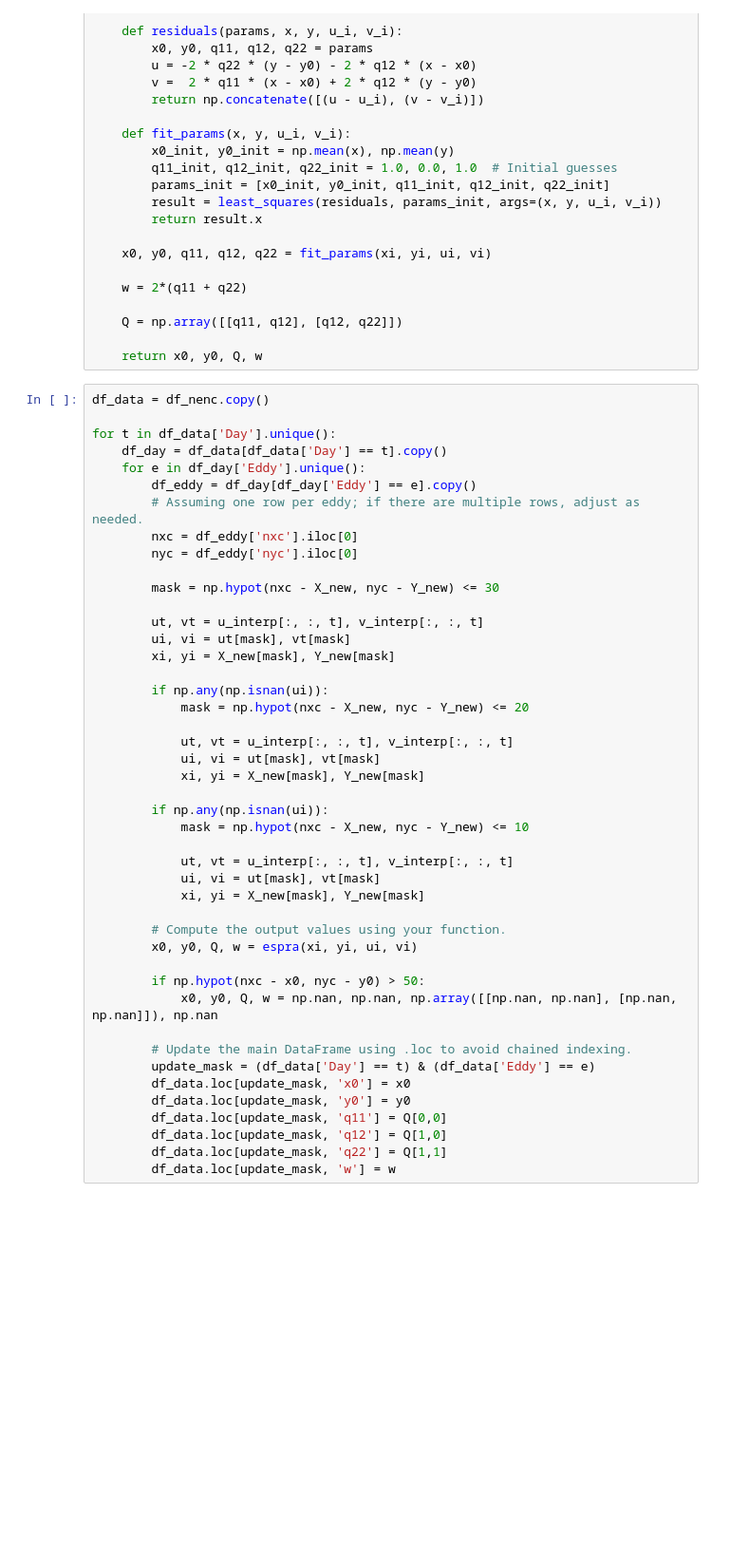
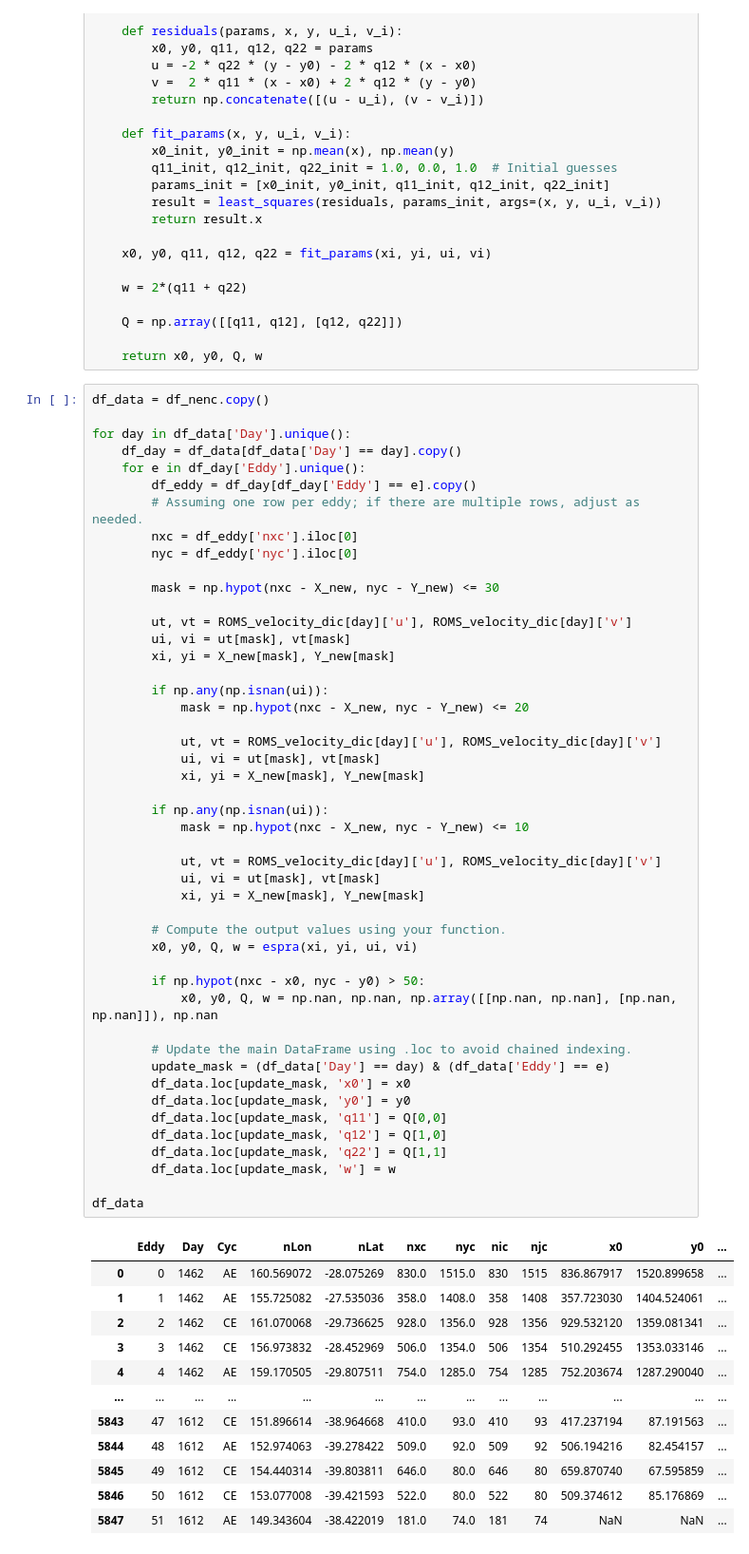
Before and after one commit to regdowse/UNSW-MRes, a Jupyter notebook: MRes/Chapter2/Eddy_Detection_Tracking.ipynb, the cells around one changed output. Shown at 95% size. Cells and saved outputs as stored; diff of their text form; blank space fills up the shorter version.

```diff
--- a/MRes/Chapter2/Eddy_Detection_Tracking.ipynb
+++ b/MRes/Chapter2/Eddy_Detection_Tracking.ipynb
@@ -330,8 +362,8 @@ def espra(xi, yi, ui, vi):
 # %%
 df_data = df_nenc.copy()
 
-for t in df_data['Day'].unique():
-    df_day = df_data[df_data['Day'] == t].copy()
+for day in df_data['Day'].unique():
+    df_day = df_data[df_data['Day'] == day].copy()
     for e in df_day['Eddy'].unique():
         df_eddy = df_day[df_day['Eddy'] == e].copy()
         # Assuming one row per eddy; if there are multiple rows, adjust as needed.
@@ -340,35 +372,50 @@ for t in df_data['Day'].unique():
 
         mask = np.hypot(nxc - X_new, nyc - Y_new) <= 30
 
-        ut, vt = u_interp[:, :, t], v_interp[:, :, t]
+        ut, vt = ROMS_velocity_dic[day]['u'], ROMS_velocity_dic[day]['v']
         ui, vi = ut[mask], vt[mask]
         xi, yi = X_new[mask], Y_new[mask]
 
         if np.any(np.isnan(ui)):
             mask = np.hypot(nxc - X_new, nyc - Y_new) <= 20
 
-            ut, vt = u_interp[:, :, t], v_interp[:, :, t]
+            ut, vt = ROMS_velocity_dic[day]['u'], ROMS_velocity_dic[day]['v']
             ui, vi = ut[mask], vt[mask]
             xi, yi = X_new[mask], Y_new[mask]
 
         if np.any(np.isnan(ui)):
             mask = np.hypot(nxc - X_new, nyc - Y_new) <= 10
 
-            ut, vt = u_interp[:, :, t], v_interp[:, :, t]
+            ut, vt = ROMS_velocity_dic[day]['u'], ROMS_velocity_dic[day]['v']
             ui, vi = ut[mask], vt[mask]
             xi, yi = X_new[mask], Y_new[mask]
 
         # Compute the output values using your function.
         x0, y0, Q, w = espra(xi, yi, ui, vi)
 
         if np.hypot(nxc - x0, nyc - y0) > 50:
             x0, y0, Q, w = np.nan, np.nan, np.array([[np.nan, np.nan], [np.nan, np.nan]]), np.nan
 
         # Update the main DataFrame using .loc to avoid chained indexing.
-        update_mask = (df_data['Day'] == t) & (df_data['Eddy'] == e)
+        update_mask = (df_data['Day'] == day) & (df_data['Eddy'] == e)
         df_data.loc[update_mask, 'x0'] = x0
         df_data.loc[update_mask, 'y0'] = y0
         df_data.loc[update_mask, 'q11'] = Q[0,0]
         df_data.loc[update_mask, 'q12'] = Q[1,0]
         df_data.loc[update_mask, 'q22'] = Q[1,1]
         df_data.loc[update_mask, 'w'] = w
+
+df_data
+# %% [output]
+|  | Eddy | Day | Cyc | nLon | nLat | nxc | nyc | nic | njc | x0 | y0 | ... |
+| 0 | 0 | 1462 | AE | 160.569072 | -28.075269 | 830.0 | 1515.0 | 830 | 1515 | 836.867917 | 1520.899658 | ... |
+| 1 | 1 | 1462 | AE | 155.725082 | -27.535036 | 358.0 | 1408.0 | 358 | 1408 | 357.723030 | 1404.524061 | ... |
+| 2 | 2 | 1462 | CE | 161.070068 | -29.736625 | 928.0 | 1356.0 | 928 | 1356 | 929.532120 | 1359.081341 | ... |
+| 3 | 3 | 1462 | CE | 156.973832 | -28.452969 | 506.0 | 1354.0 | 506 | 1354 | 510.292455 | 1353.033146 | ... |
+| 4 | 4 | 1462 | AE | 159.170505 | -29.807511 | 754.0 | 1285.0 | 754 | 1285 | 752.203674 | 1287.290040 | ... |
+| ... | ... | ... | ... | ... | ... | ... | ... | ... | ... | ... | ... | ... |
+| 5843 | 47 | 1612 | CE | 151.896614 | -38.964668 | 410.0 | 93.0 | 410 | 93 | 417.237194 | 87.191563 | ... |
+| 5844 | 48 | 1612 | AE | 152.974063 | -39.278422 | 509.0 | 92.0 | 509 | 92 | 506.194216 | 82.454157 | ... |
+| 5845 | 49 | 1612 | CE | 154.440314 | -39.803811 | 646.0 | 80.0 | 646 | 80 | 659.870740 | 67.595859 | ... |
+| 5846 | 50 | 1612 | CE | 153.077008 | -39.421593 | 522.0 | 80.0 | 522 | 80 | 509.374612 | 85.176869 | ... |
+| 5847 | 51 | 1612 | AE | 149.343604 | -38.422019 | 181.0 | 74.0 | 181 | 74 | NaN | NaN | ... |
```
Also changed, not shown: parts of 25 cells of this notebook, 2 other files.
